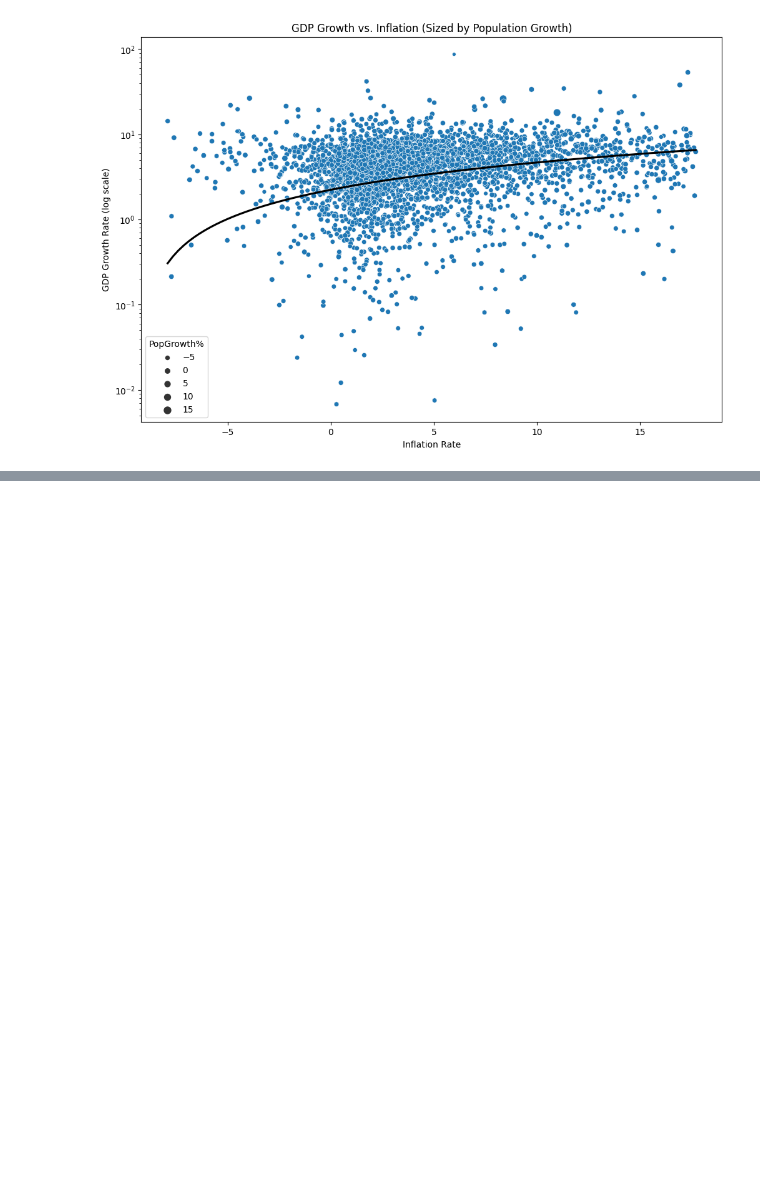
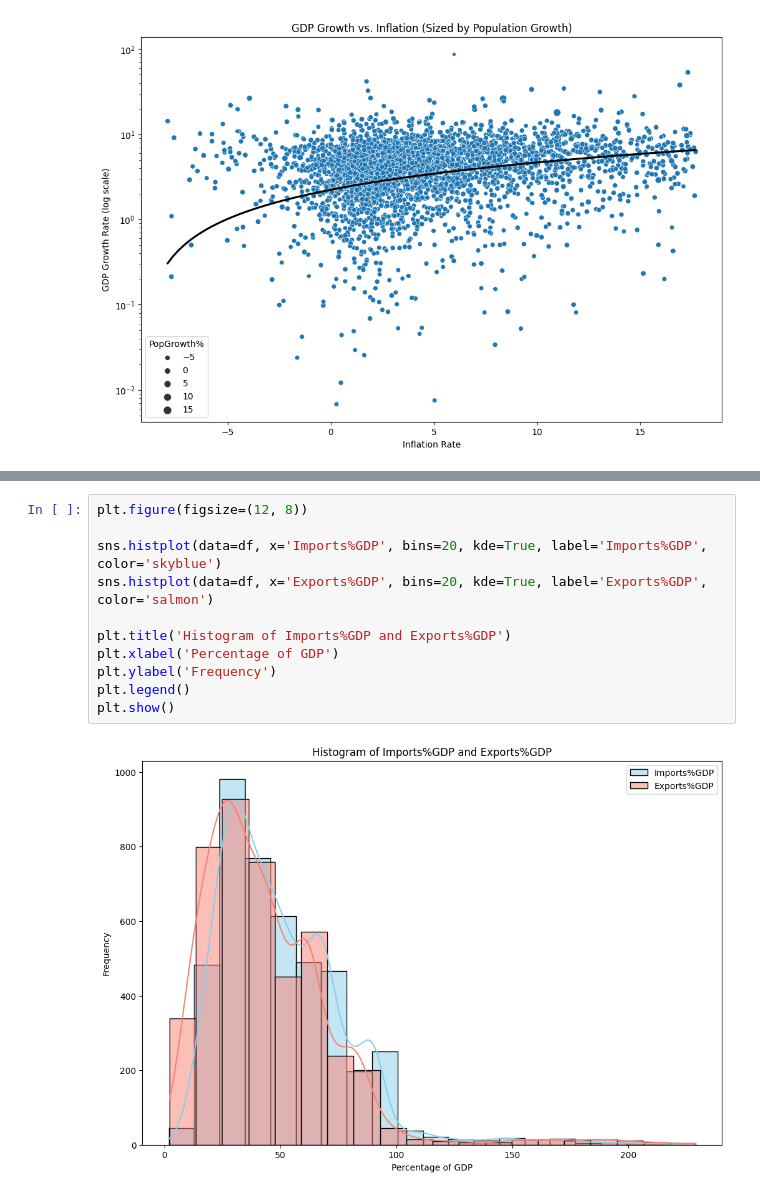
Before and after one commit to csmotherman/CSC202-Final, a Jupyter notebook: Ideas.ipynb, the cells around one changed output, grey strips where cells are left out. Drawn from its saved outputs; the diff is of its cells as text; blank space fills up the shorter version.

```diff
--- a/Ideas.ipynb
+++ b/Ideas.ipynb
@@ -86,0 +97,13 @@ plt.xscale('log')
+# %%
+plt.figure(figsize=(12, 8))
+
+sns.histplot(data=df, x='Imports%GDP', bins=20, kde=True, label='Imports%GDP', color='skyblue')
+sns.histplot(data=df, x='Exports%GDP', bins=20, kde=True, label='Exports%GDP', color='salmon')
+
+plt.title('Histogram of Imports%GDP and Exports%GDP')
+plt.xlabel('Percentage of GDP')
+plt.ylabel('Frequency')
+plt.legend()
+plt.show()
+# %% [output]
+[figure, added]
```
Also changed, not shown: parts of 2 cells of this notebook.
